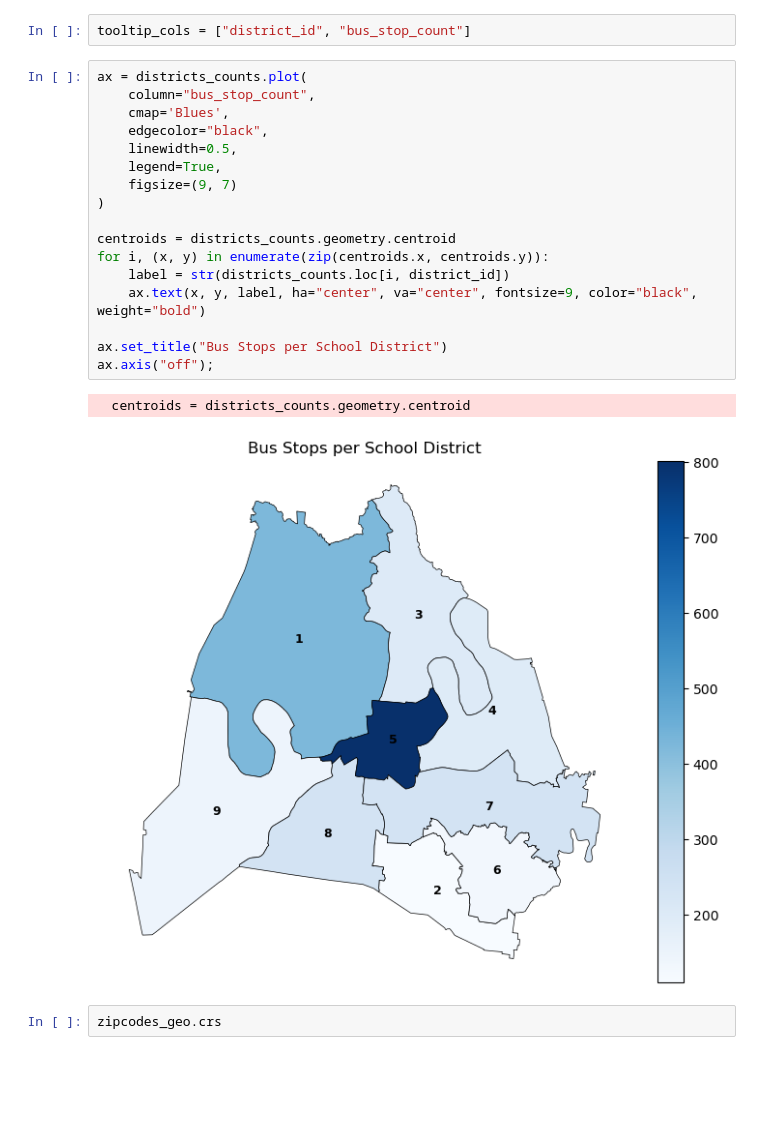
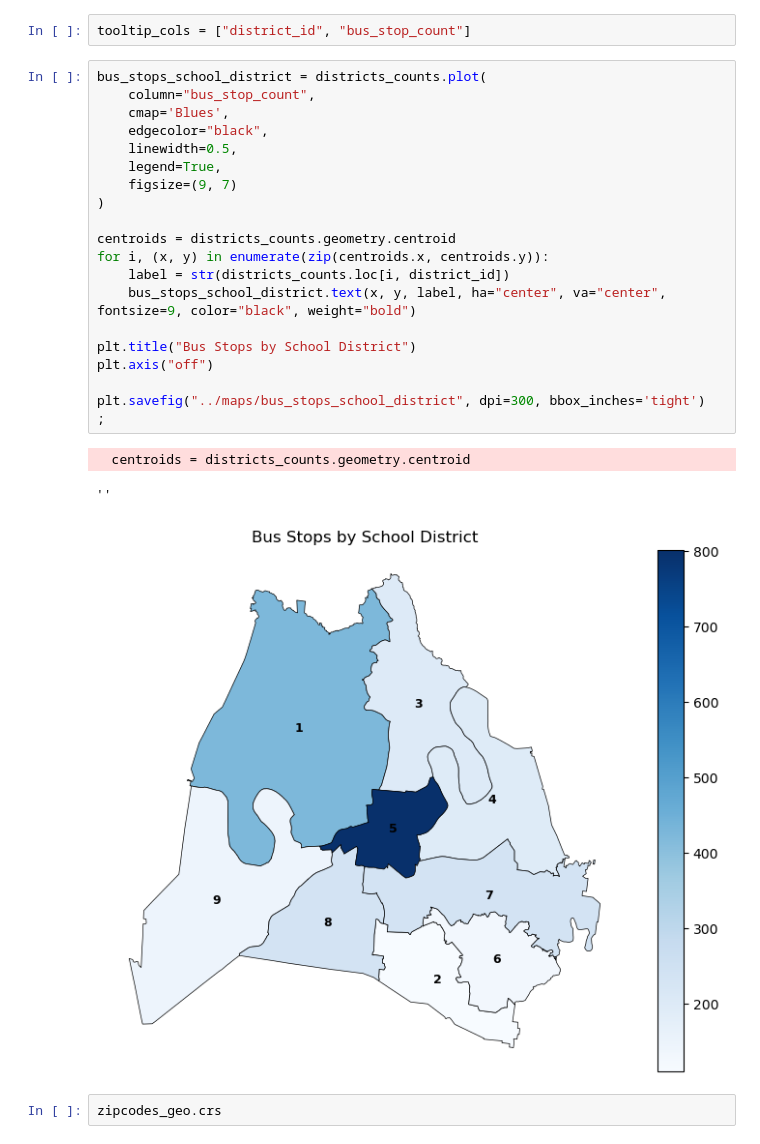
Before and after one commit to NewForce-Cohort-11-Data/geospatial-Chris-Swann, a Jupyter notebook: notebooks/sp_busstops_by_school_district.ipynb, the cells around one changed output. Cells and saved outputs as stored; diff of their text form; blank space fills up the shorter version.

```diff
--- a/notebooks/sp_busstops_by_school_district.ipynb
+++ b/notebooks/sp_busstops_by_school_district.ipynb
@@ -134,25 +143,29 @@ districts_counts["bus_stop_count"] = districts_counts["bus_stop_count"].fillna(0
 # %%
 tooltip_cols = ["district_id", "bus_stop_count"]
 # %%
-ax = districts_counts.plot(
+bus_stops_school_district = districts_counts.plot(
     column="bus_stop_count",
     cmap='Blues',
     edgecolor="black",
     linewidth=0.5,
     legend=True,
     figsize=(9, 7)
 )
 
 centroids = districts_counts.geometry.centroid
 for i, (x, y) in enumerate(zip(centroids.x, centroids.y)):
     label = str(districts_counts.loc[i, district_id])
-    ax.text(x, y, label, ha="center", va="center", fontsize=9, color="black", weight="bold")
+    bus_stops_school_district.text(x, y, label, ha="center", va="center", fontsize=9, color="black", weight="bold")
 
-ax.set_title("Bus Stops per School District")
-ax.axis("off");
+plt.title("Bus Stops by School District")
+plt.axis("off")
+
+plt.savefig("../maps/bus_stops_school_district", dpi=300, bbox_inches='tight')
+;
 # %% [output]
   centroids = districts_counts.geometry.centroid
+''
-[figure, old version]
+[figure, new version]
 # %%
 zipcodes_geo.crs
 # %% [output]
```
Also changed, not shown: parts of 4 cells of this notebook, 11 other files.
